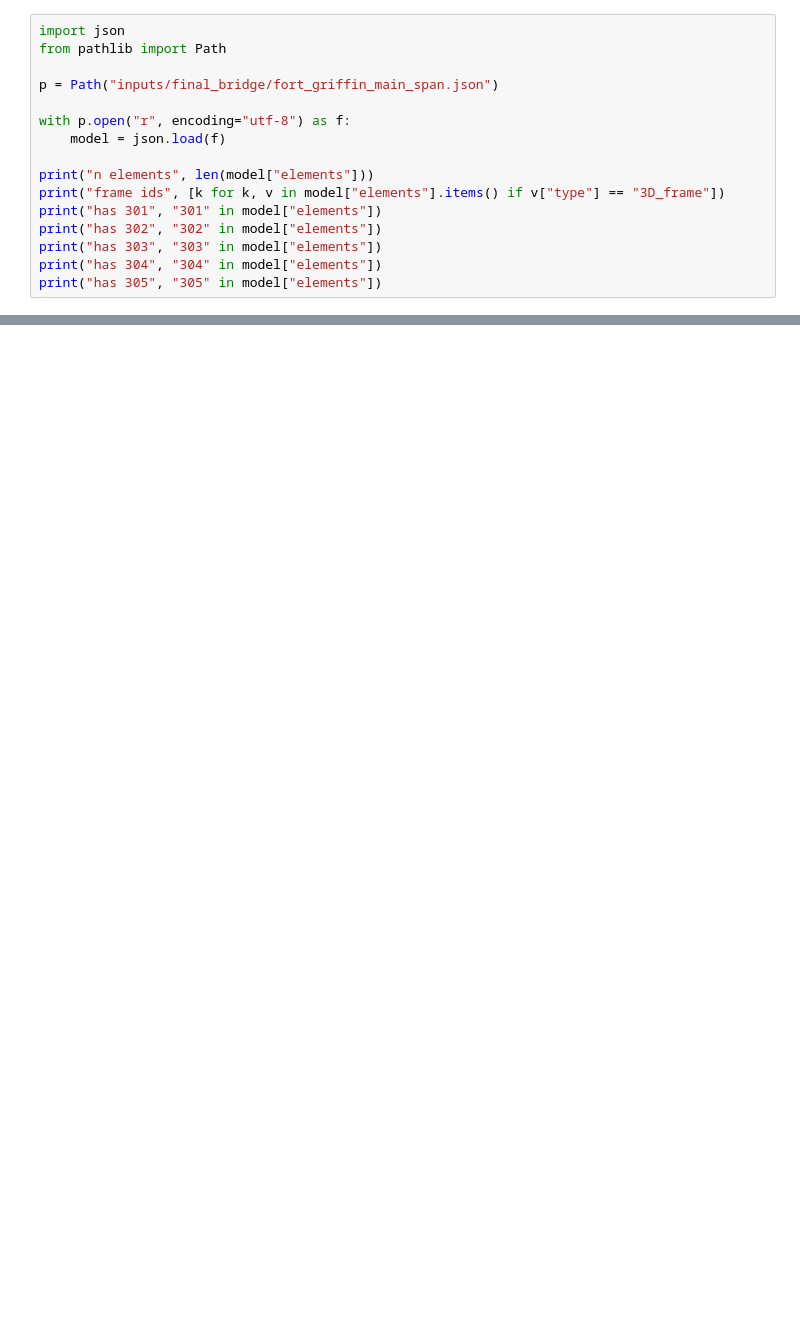
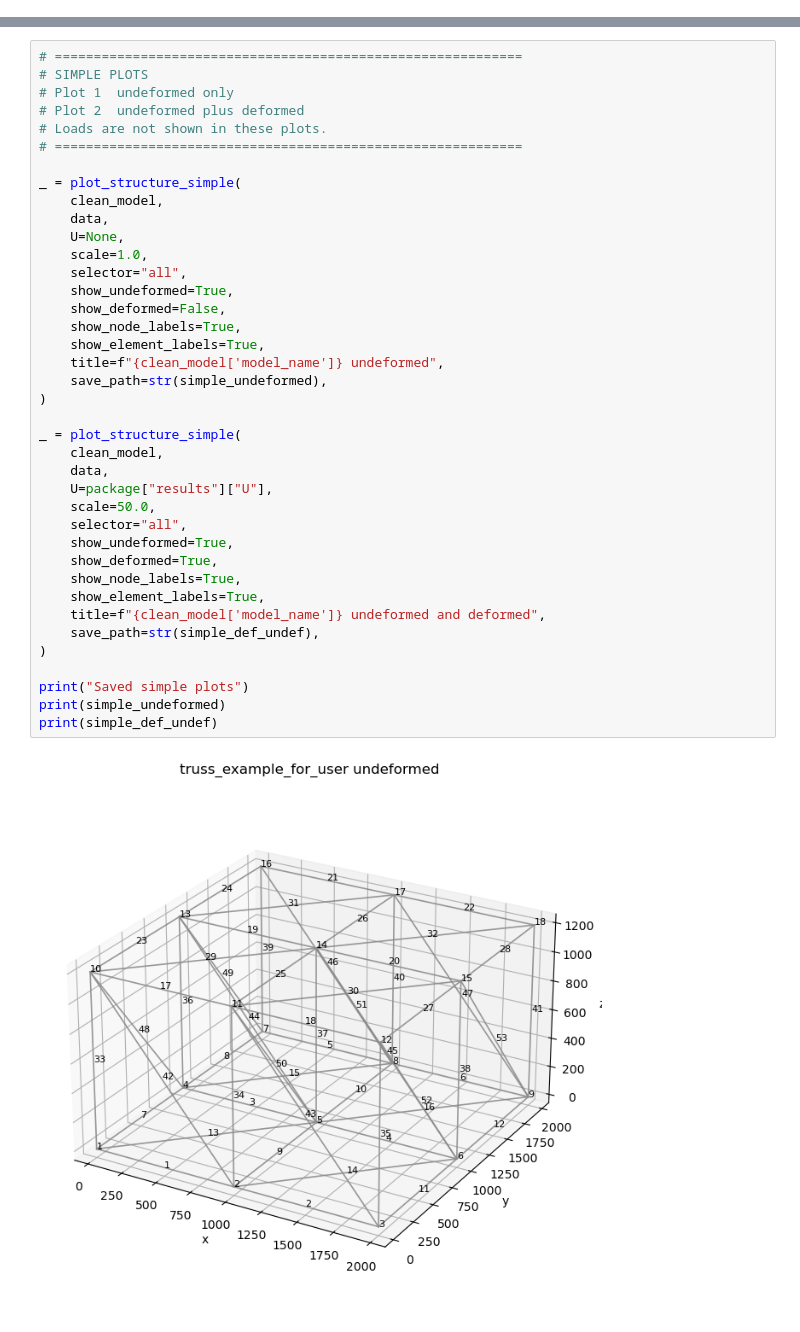
Before and after one commit to azabin3/cee6501-AZ-final-project, a Jupyter notebook: main.ipynb, the cells around one changed output, grey strips where cells are left out. Saved outputs shown, nothing was run; the diff lists cells and outputs as text; blank space fills up the shorter version.

```diff
--- a/main.ipynb
+++ b/main.ipynb
@@ -1244,16 +0,0 @@ Node 19 uz = -0.9088083420670798
-# %%
-import json
-from pathlib import Path
-
-p = Path("inputs/final_bridge/fort_griffin_main_span.json")
-
-with p.open("r", encoding="utf-8") as f:
-    model = json.load(f)
-
-print("n elements", len(model["elements"]))
-print("frame ids", [k for k, v in model["elements"].items() if v["type"] == "3D_frame"])
-print("has 301", "301" in model["elements"])
-print("has 302", "302" in model["elements"])
-print("has 303", "303" in model["elements"])
-print("has 304", "304" in model["elements"])
-print("has 305", "305" in model["elements"])
@@ -2902,0 +244,41 @@ fig.show()
+# %%
+# ============================================================
+# SIMPLE PLOTS
+# Plot 1  undeformed only
+# Plot 2  undeformed plus deformed
+# Loads are not shown in these plots.
+# ============================================================
+
+_ = plot_structure_simple(
+    clean_model,
+    data,
+    U=None,
+    scale=1.0,
+    selector="all",
+    show_undeformed=True,
+    show_deformed=False,
+    show_node_labels=True,
+    show_element_labels=True,
+    title=f"{clean_model['model_name']} undeformed",
+    save_path=str(simple_undeformed),
+)
+
+_ = plot_structure_simple(
+    clean_model,
+    data,
+    U=package["results"]["U"],
+    scale=50.0,
+    selector="all",
+    show_undeformed=True,
+    show_deformed=True,
+    show_node_labels=True,
+    show_element_labels=True,
+    title=f"{clean_model['model_name']} undeformed and deformed",
+    save_path=str(simple_def_undef),
+)
+
+print("Saved simple plots")
+print(simple_undeformed)
+print(simple_def_undef)
+# %% [output]
+[figure, added]
```
Also changed, not shown: parts of 72 cells of this notebook, 27 other files.
